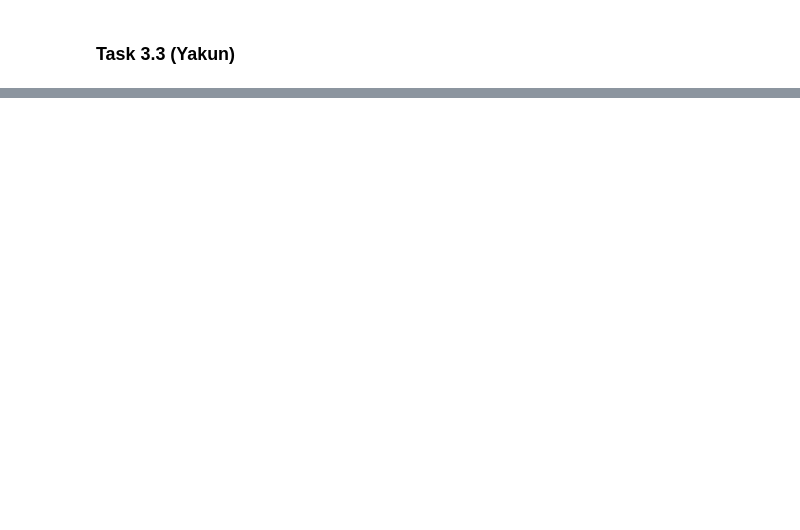
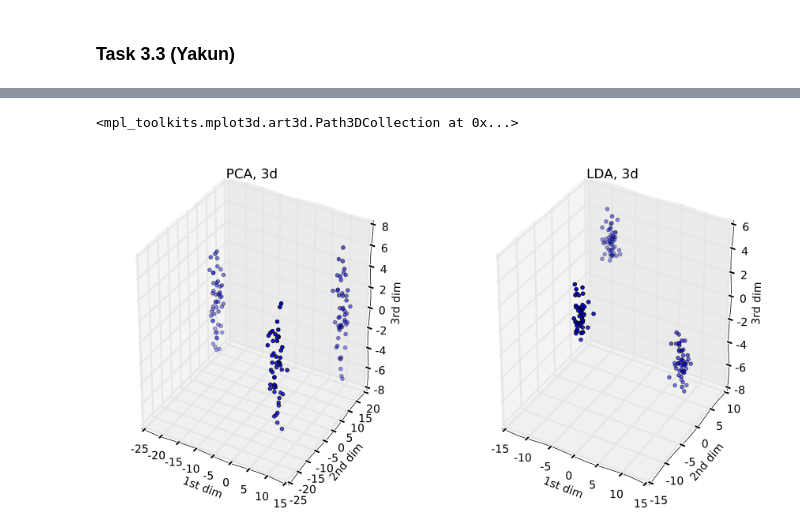
Before and after one commit to liyakun/Pattern-Recognition, a Jupyter notebook: ThirdProject/src3.ipynb, the cells around one changed output, grey strips where cells are left out. Cells and saved outputs as stored; diff of their text form; code cells hidden in the pictures; blank space fills up the shorter version.

```diff
--- a/ThirdProject/src3.ipynb
+++ b/ThirdProject/src3.ipynb
@@ -303,0 +338,19 @@ ax2.set_ylabel('second dimension')
+# %%
+fig2 = plt.figure(figsize=(15, 8))
+
+ax2 = fig2.add_subplot(1, 2, 1, projection='3d')
+ax2.set_title('PCA, 3d')
+ax2.set_xlabel('1st dim')
+ax2.set_ylabel('2nd dim')
+ax2.set_zlabel('3rd dim')
+ax2.scatter(X3d[0], X3d[1], X3d[2], label='3d data')
+
+ax2 = fig2.add_subplot(1, 2, 2, projection='3d')
+ax2.set_title('LDA, 3d')
+ax2.set_xlabel('1st dim')
+ax2.set_ylabel('2nd dim')
+ax2.set_zlabel('3rd dim')
+ax2.scatter(X3d_lda[0], X3d_lda[1], X3d_lda[2], label='3d data')
+# %% [output]
+<mpl_toolkits.mplot3d.art3d.Path3DCollection at 0x...>
+[figure, added]
```
Also changed, not shown: parts of 3 cells of this notebook.
